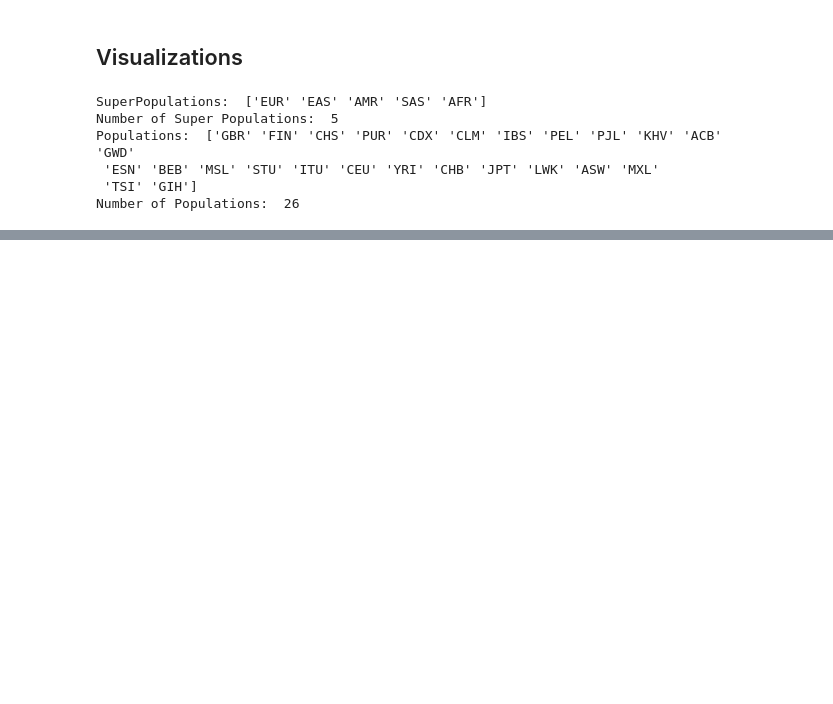
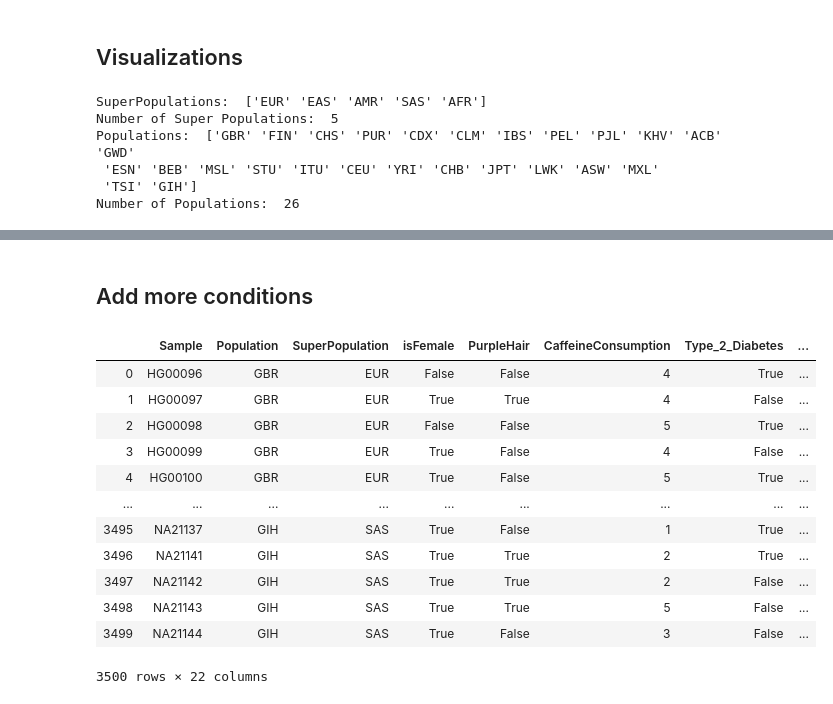
Before and after one commit to smalldatalab/genomics-privacy, a Jupyter notebook: Hail_1KGenome.ipynb, the cells around one changed output, grey strips where cells are left out. Saved outputs shown, nothing was run; the diff lists cells and outputs as text; code cells hidden in the pictures; blank space fills up the shorter version.

```diff
--- a/Hail_1KGenome.ipynb
+++ b/Hail_1KGenome.ipynb
@@ -432,0 +433,2 @@ sns.heatmap(correlation_df, annot=True)
+# %% [markdown]
+## Add more conditions
@@ -432,0 +447,16 @@ sns.heatmap(correlation_df, annot=True)
+# %%
+genome_pd_df
+# %% [output]
+|  | Sample | Population | SuperPopulation | isFemale | PurpleHair | CaffeineConsumption | Type_2_Diabetes | ... |
+| 0 | HG00096 | GBR | EUR | False | False | 4 | True | ... |
+| 1 | HG00097 | GBR | EUR | True | True | 4 | False | ... |
+| 2 | HG00098 | GBR | EUR | False | False | 5 | True | ... |
+| 3 | HG00099 | GBR | EUR | True | False | 4 | False | ... |
+| 4 | HG00100 | GBR | EUR | True | False | 5 | True | ... |
+| ... | ... | ... | ... | ... | ... | ... | ... | ... |
+| 3495 | NA21137 | GIH | SAS | True | False | 1 | True | ... |
+| 3496 | NA21141 | GIH | SAS | True | True | 2 | True | ... |
+| 3497 | NA21142 | GIH | SAS | True | True | 2 | False | ... |
+| 3498 | NA21143 | GIH | SAS | True | True | 5 | False | ... |
+| 3499 | NA21144 | GIH | SAS | True | False | 3 | False | ... |
+3500 rows × 22 columns
```
Also changed, not shown: parts of 21 cells of this notebook.
